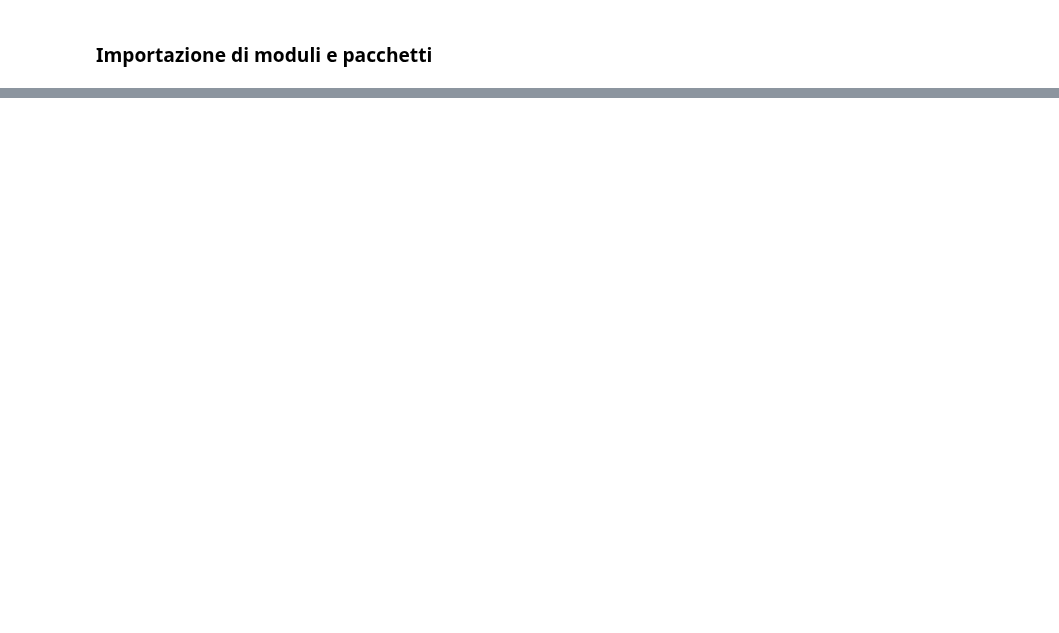
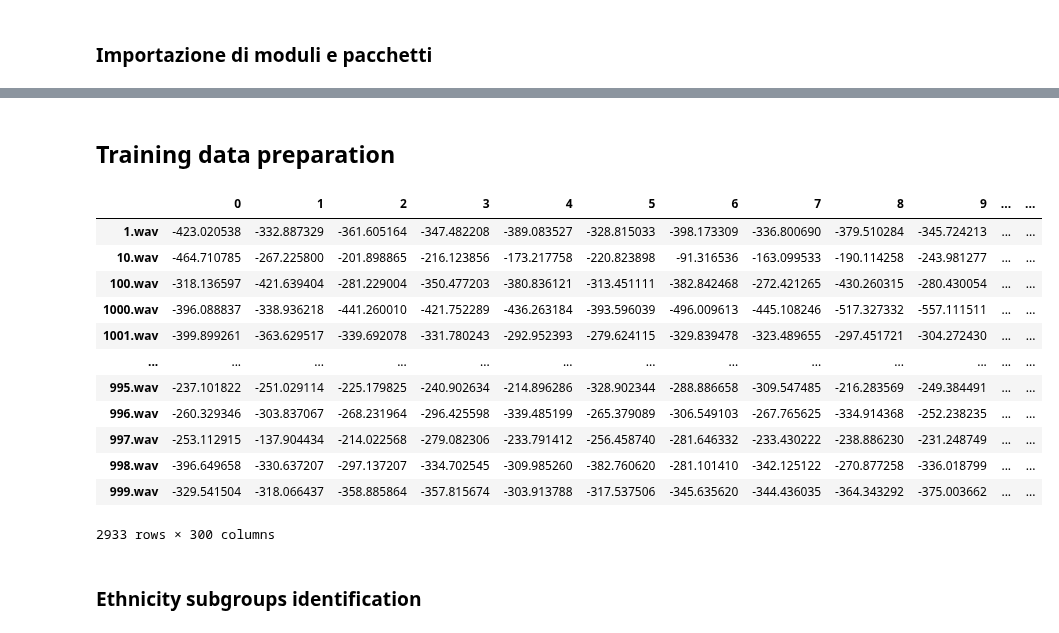
Before and after one commit to Nuzz23/01TWZSM_DataScienceLab, a Jupyter notebook: Assignment/Madda/main.ipynb, the cells around one changed output, grey strips where cells are left out. Drawn from its saved outputs; the diff is of its cells as text; code cells hidden in the pictures; blank space fills up the shorter version.

```diff
--- a/Assignment/Madda/main.ipynb
+++ b/Assignment/Madda/main.ipynb
@@ -38,0 +64,40 @@ pd.read_csv('.././data/development.csv', index_col=0) #### USA SEMPRE .././data/
+# %%
+def standardize_all(mfcc_dict,num_buckets):
+    standard_mfccs = {}
+    for name, mfcc in mfcc_dict.items():
+        standard_mfccs[name] = standardize_time_mfcc(mfcc,num_buckets)
+    return standard_mfccs
+# %%
+def reshape_all(mfcc_dict):
+    reshaped_mfccs = {}
+    for name, mfcc in mfcc_dict.items():
+        reshaped_mfccs[name] = mfcc.flatten()
+    return pd.DataFrame(reshaped_mfccs).T
+# %% [markdown]
+## Training data preparation
+# %%
+SAMPLE_RATE = 22050
+num_time_buckets = 20
+# %%
+audio_files = os.listdir('../data/audios_development')
+audio_arrays,mfccs,time_sampl = load_data(audio_files, '../data/audios_development/', SAMPLE_RATE)
+# %%
+standardized_mfccs = standardize_all(mfccs, num_time_buckets)
+reshaped_mfccs = reshape_all(standardized_mfccs)
+display(reshaped_mfccs)
+# %% [output]
+|  | 0 | 1 | 2 | 3 | 4 | 5 | 6 | 7 | 8 | 9 | ... | ... |
+| 1.wav | -423.020538 | -332.887329 | -361.605164 | -347.482208 | -389.083527 | -328.815033 | -398.173309 | -336.800690 | -379.510284 | -345.724213 | ... | ... |
+| 10.wav | -464.710785 | -267.225800 | -201.898865 | -216.123856 | -173.217758 | -220.823898 | -91.316536 | -163.099533 | -190.114258 | -243.981277 | ... | ... |
+| 100.wav | -318.136597 | -421.639404 | -281.229004 | -350.477203 | -380.836121 | -313.451111 | -382.842468 | -272.421265 | -430.260315 | -280.430054 | ... | ... |
+| 1000.wav | -396.088837 | -338.936218 | -441.260010 | -421.752289 | -436.263184 | -393.596039 | -496.009613 | -445.108246 | -517.327332 | -557.111511 | ... | ... |
+| 1001.wav | -399.899261 | -363.629517 | -339.692078 | -331.780243 | -292.952393 | -279.624115 | -329.839478 | -323.489655 | -297.451721 | -304.272430 | ... | ... |
+| ... | ... | ... | ... | ... | ... | ... | ... | ... | ... | ... | ... | ... |
+| 995.wav | -237.101822 | -251.029114 | -225.179825 | -240.902634 | -214.896286 | -328.902344 | -288.886658 | -309.547485 | -216.283569 | -249.384491 | ... | ... |
+| 996.wav | -260.329346 | -303.837067 | -268.231964 | -296.425598 | -339.485199 | -265.379089 | -306.549103 | -267.765625 | -334.914368 | -252.238235 | ... | ... |
+| 997.wav | -253.112915 | -137.904434 | -214.022568 | -279.082306 | -233.791412 | -256.458740 | -281.646332 | -233.430222 | -238.886230 | -231.248749 | ... | ... |
+| 998.wav | -396.649658 | -330.637207 | -297.137207 | -334.702545 | -309.985260 | -382.760620 | -281.101410 | -342.125122 | -270.877258 | -336.018799 | ... | ... |
+| 999.wav | -329.541504 | -318.066437 | -358.885864 | -357.815674 | -303.913788 | -317.537506 | -345.635620 | -344.436035 | -364.343292 | -375.003662 | ... | ... |
+2933 rows × 300 columns
+# %% [markdown]
+### Ethnicity subgroups identification
```
Also changed, not shown: parts of 27 cells of this notebook, 10 other files.
